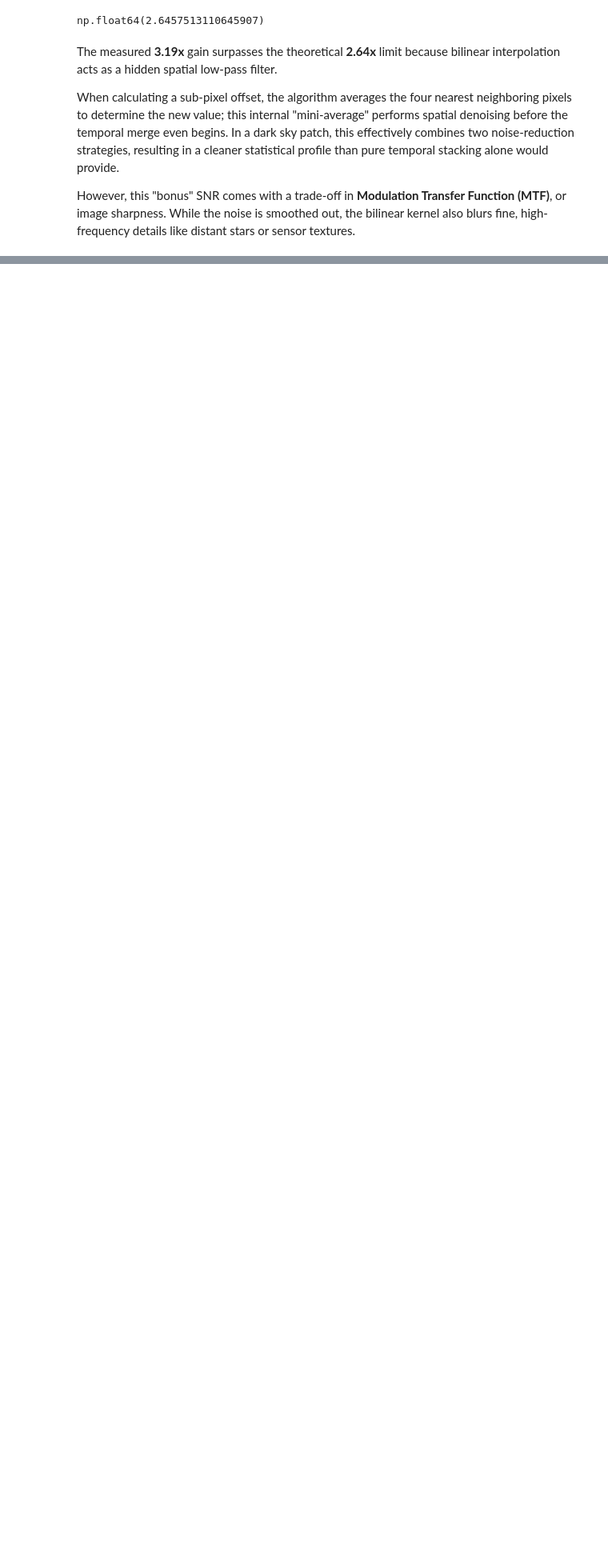
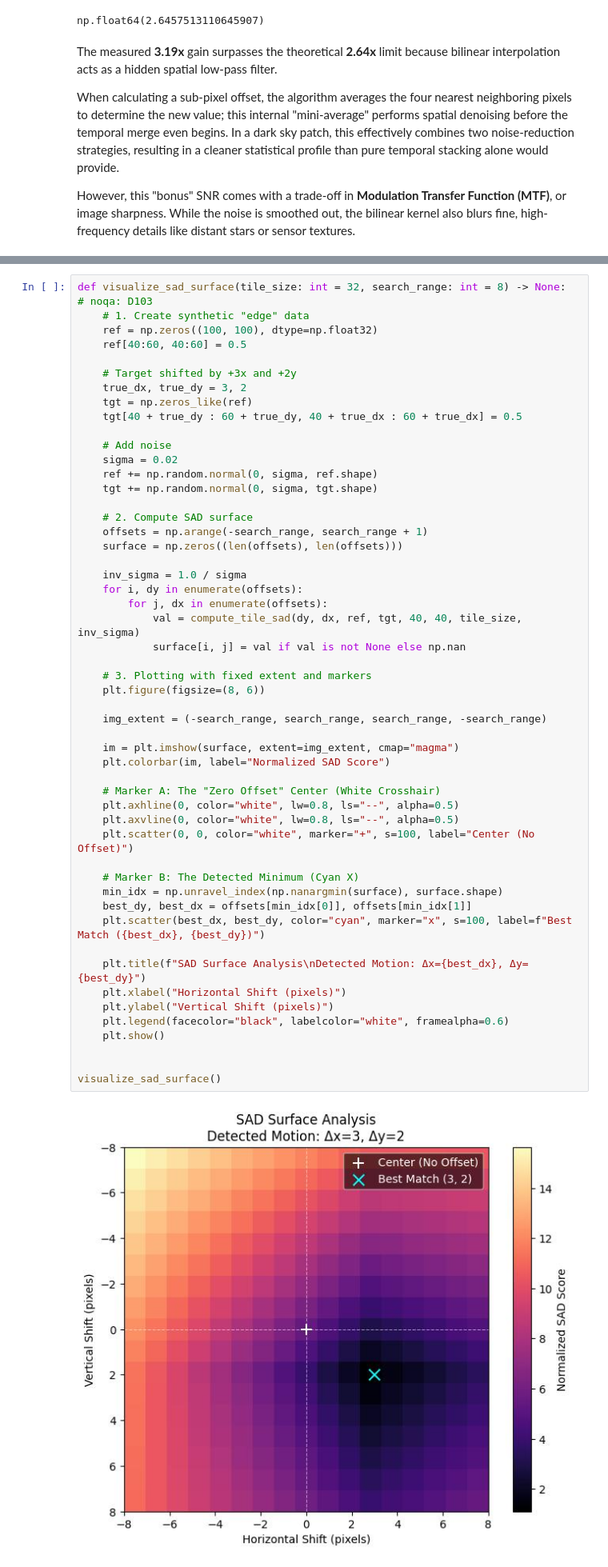
Before and after one commit to Andrei-Aksionov/ISPFoundry, a Jupyter notebook: notebooks/step_3_align_and_merge.ipynb, the cells around one changed output, grey strips where cells are left out. Shown at 80% size. Cells and saved outputs as stored; diff of their text form; blank space fills up the shorter version.

```diff
--- a/notebooks/step_3_align_and_merge.ipynb
+++ b/notebooks/step_3_align_and_merge.ipynb
@@ -370,0 +564,54 @@ However, this "bonus" SNR comes with a trade-off in **Modulation Transfer Functi
+# %%
+def visualize_sad_surface(tile_size: int = 32, search_range: int = 8) -> None:  # noqa: D103
+    # 1. Create synthetic "edge" data
+    ref = np.zeros((100, 100), dtype=np.float32)
+    ref[40:60, 40:60] = 0.5
+
+    # Target shifted by +3x and +2y
+    true_dx, true_dy = 3, 2
+    tgt = np.zeros_like(ref)
+    tgt[40 + true_dy : 60 + true_dy, 40 + true_dx : 60 + true_dx] = 0.5
+
+    # Add noise
+    sigma = 0.02
+    ref += np.random.normal(0, sigma, ref.shape)
+    tgt += np.random.normal(0, sigma, tgt.shape)
+
+    # 2. Compute SAD surface
+    offsets = np.arange(-search_range, search_range + 1)
+    surface = np.zeros((len(offsets), len(offsets)))
+
+    inv_sigma = 1.0 / sigma
+    for i, dy in enumerate(offsets):
+        for j, dx in enumerate(offsets):
+            val = compute_tile_sad(dy, dx, ref, tgt, 40, 40, tile_size, inv_sigma)
+            surface[i, j] = val if val is not None else np.nan
+
+    # 3. Plotting with fixed extent and markers
+    plt.figure(figsize=(8, 6))
+
+    img_extent = (-search_range, search_range, search_range, -search_range)
+
+    im = plt.imshow(surface, extent=img_extent, cmap="magma")
+    plt.colorbar(im, label="Normalized SAD Score")
+
+    # Marker A: The "Zero Offset" Center (White Crosshair)
+    plt.axhline(0, color="white", lw=0.8, ls="--", alpha=0.5)
+    plt.axvline(0, color="white", lw=0.8, ls="--", alpha=0.5)
+    plt.scatter(0, 0, color="white", marker="+", s=100, label="Center (No Offset)")
+
+    # Marker B: The Detected Minimum (Cyan X)
+    min_idx = np.unravel_index(np.nanargmin(surface), surface.shape)
+    best_dy, best_dx = offsets[min_idx[0]], offsets[min_idx[1]]
+    plt.scatter(best_dx, best_dy, color="cyan", marker="x", s=100, label=f"Best Match ({best_dx}, {best_dy})")
+
+    plt.title(f"SAD Surface Analysis\nDetected Motion: Δx={best_dx}, Δy={best_dy}")
+    plt.xlabel("Horizontal Shift (pixels)")
+    plt.ylabel("Vertical Shift (pixels)")
+    plt.legend(facecolor="black", labelcolor="white", framealpha=0.6)
+    plt.show()
+
+
+visualize_sad_surface()
+# %% [output]
+[figure, added]
```
Also changed, not shown: parts of 48 cells of this notebook, 2 other files.
